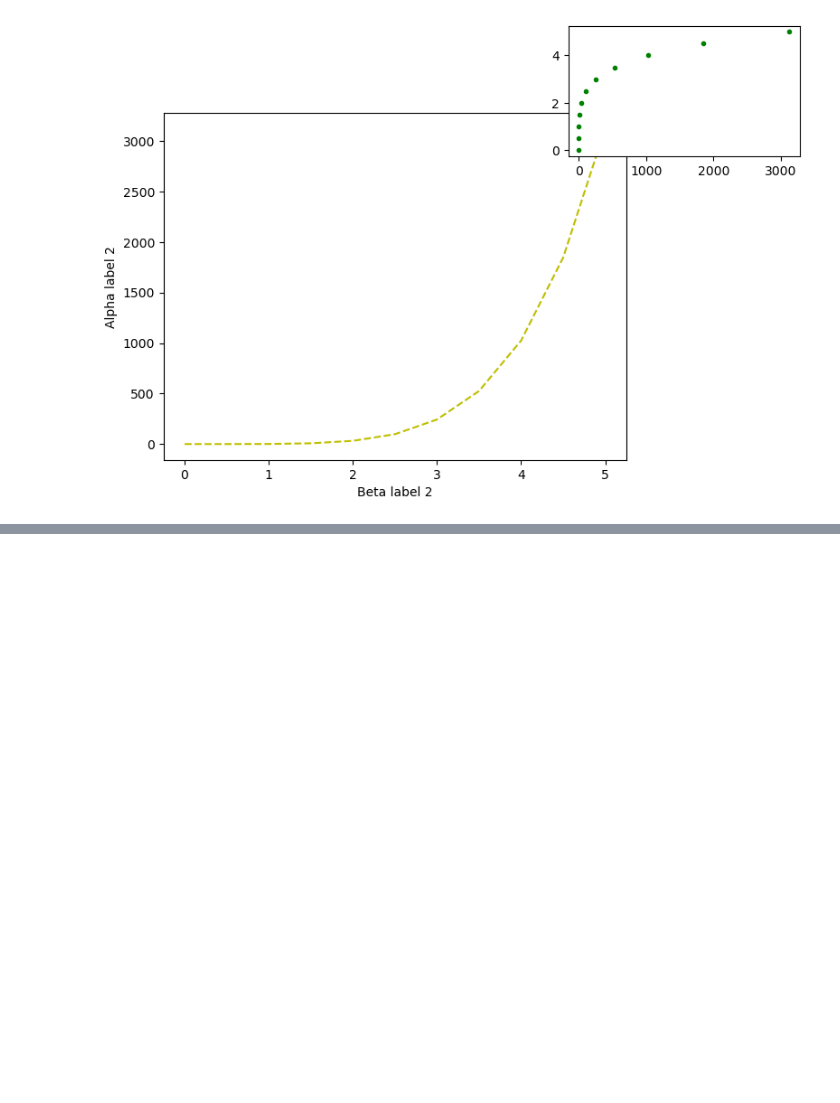
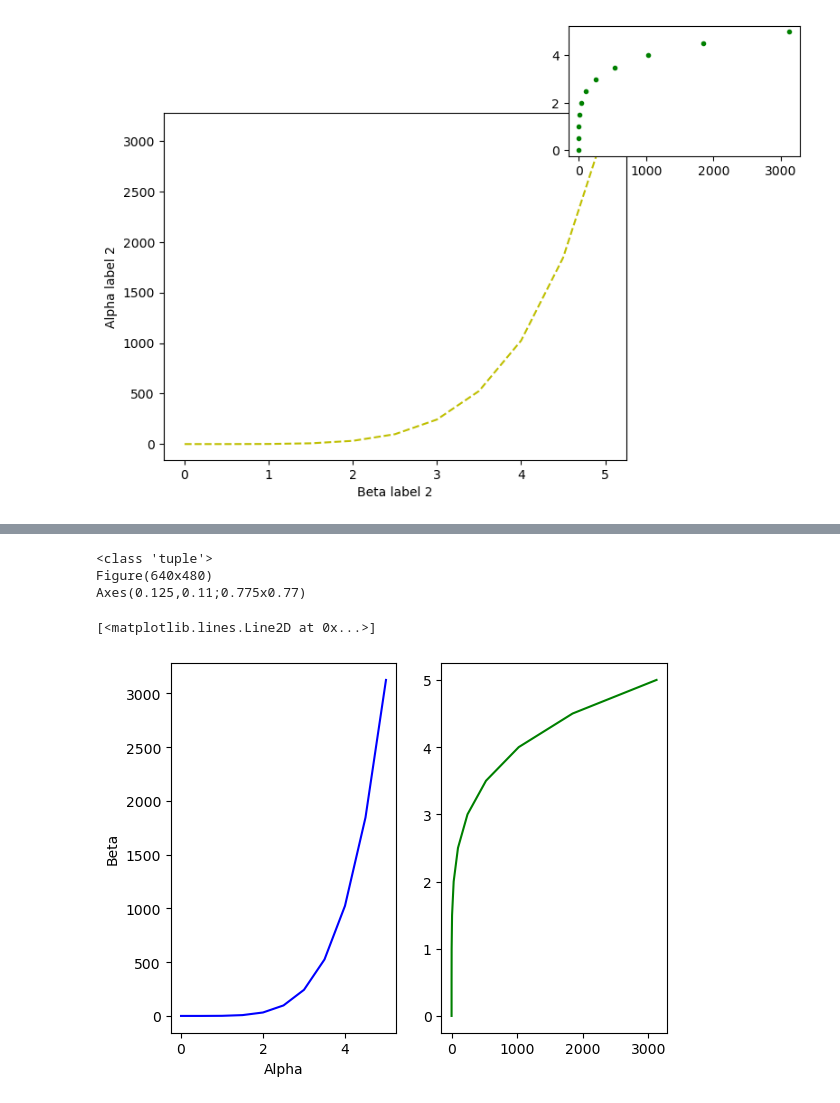
Before and after one commit to Loandoan262/DataScience_Beginner, a Jupyter notebook: 04-Data Visualization/Live Coding - Viz.ipynb, the cells around one changed output, grey strips where cells are left out. Cells and saved outputs as stored; diff of their text form; code cells hidden in the pictures; blank space fills up the shorter version.

```diff
--- a/04-Data Visualization/Live Coding - Viz.ipynb
+++ b/04-Data Visualization/Live Coding - Viz.ipynb
@@ -105,0 +136,23 @@ Text(0, 0.5, 'Alpha label 2')
+# %%
+print(type(fig_sub))
+print(fig_sub[0])
+print(fig_sub[1])
+# %% [output]
+<class 'tuple'>
+Figure(640x480)
+Axes(0.125,0.11;0.775x0.77)
+# %%
+fig_sub2, axes_sub2 = plt.subplots(1, 2)
+
+axes_sub2[0].plot(alpha, beta, "b")
+axes_sub2[0].set_xlabel("Alpha")
+axes_sub2[0].set_ylabel("Beta")
+
+axes_sub2[1].plot(beta, alpha, "g")
+
+#fig_sub2, (axes_sub2_1, axes_sub2_2)  = plt.subplots(1, 2)
+#axes_sub2_1.plot(alpha, beta, "b")
+#axes_sub2_2.plot(beta, alpha, "g")
+# %% [output]
+[<matplotlib.lines.Line2D at 0x...>]
+[figure, added]
```
Also changed, not shown: parts of 21 cells of this notebook, 12 other files.
